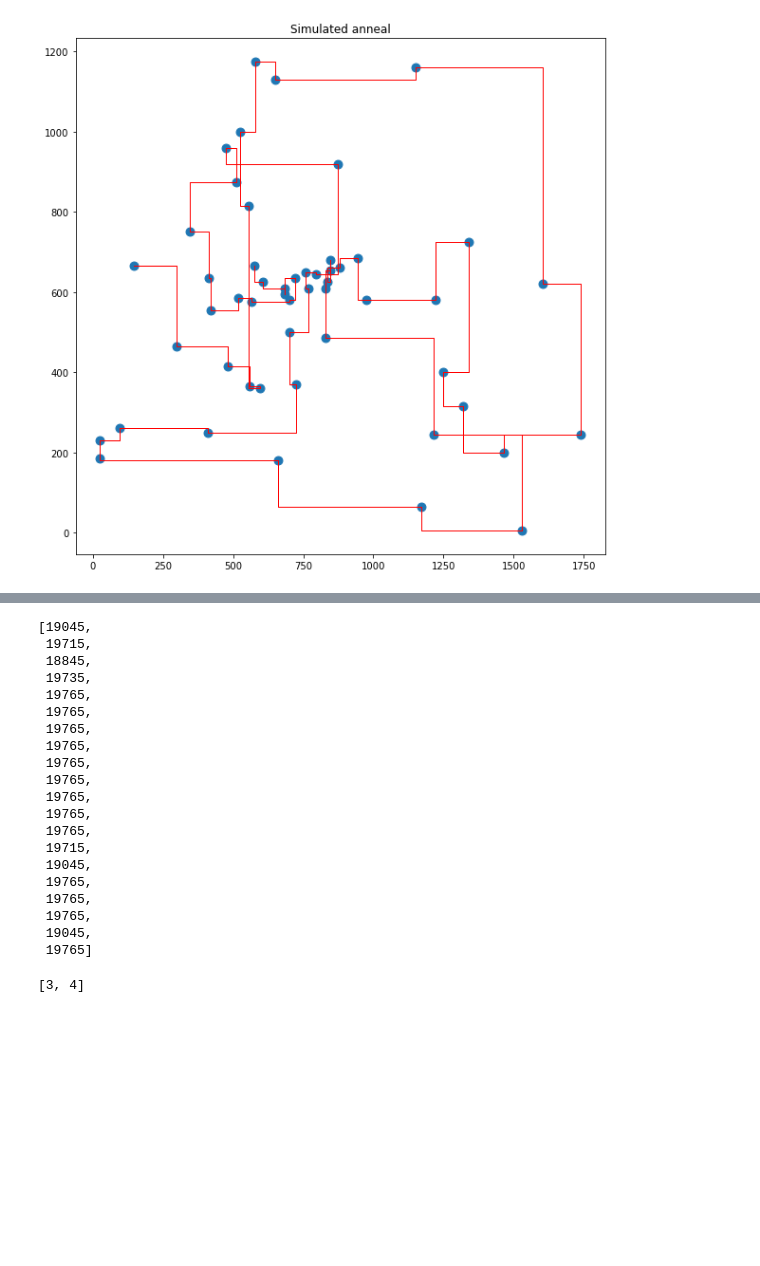
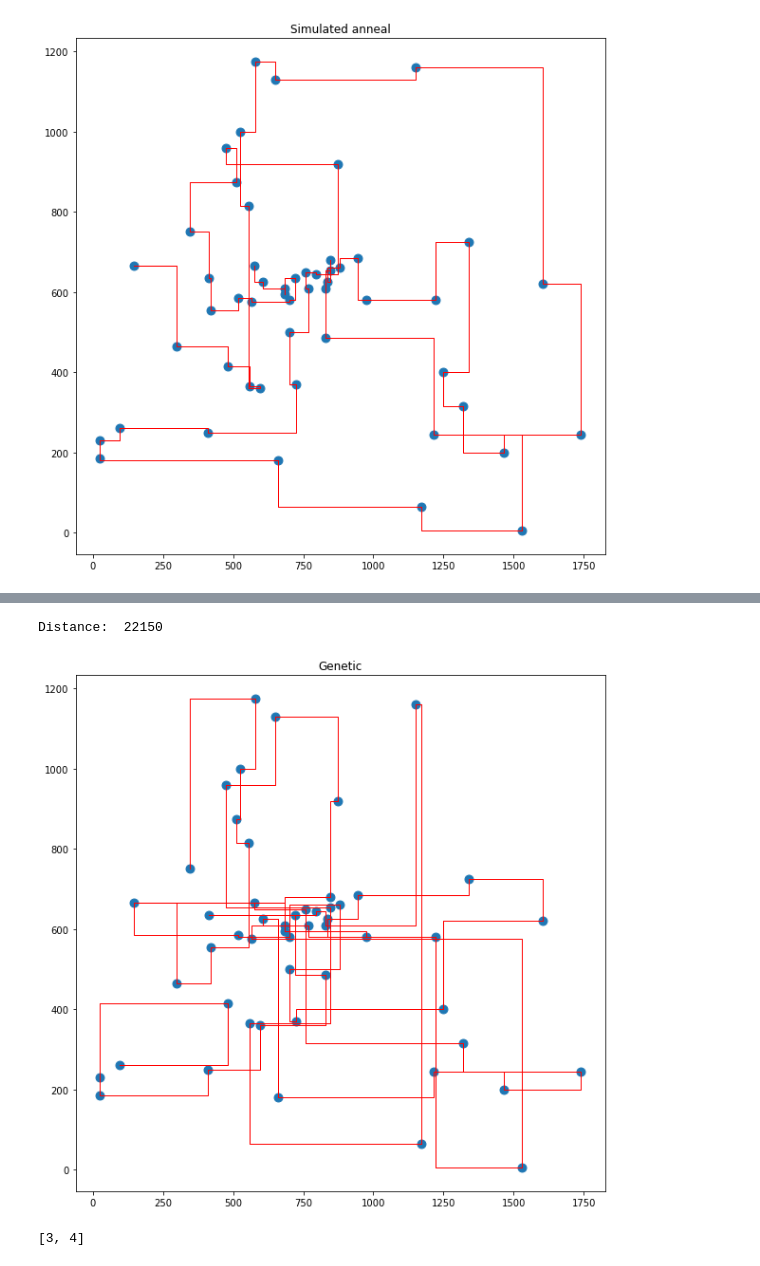
Before and after one commit to vkpankov/BioInfML, a Jupyter notebook: hw10.ipynb, the cells around one changed output, grey strips where cells are left out. Saved outputs shown, nothing was run; the diff lists cells and outputs as text; code cells hidden in the pictures; blank space fills up the shorter version.

```diff
--- a/hw10.ipynb
+++ b/hw10.ipynb
@@ -142,7 +142,7 @@ def Crossover(inds1, inds2):
 
     return child
 # %%
-def GeneticOpt(population_size = 100, iter_count = 10000, mutation_p = 0.3):
+def GeneticOpt(population_size = 20, iter_count = 1000, mutation_p = 0.1):
 
     population = []
     for i in range(0, population_size):
@@ -150,6 +150,8 @@ def GeneticOpt(population_size = 100, iter_count = 10000, mutation_p = 0.3):
 
 
     for i in range(0, iter_count):
+        if(i%100==0):
+            print(i)
         dists = np.array([1/dist(data.loc[x]) for x in population])
         p = dists/sum(dists)
         parent1, parent2 = (random.choices(population, p, k = 2))
@@ -169,7 +171,7 @@ def GeneticOpt(population_size = 100, iter_count = 10000, mutation_p = 0.3):
         population.pop(np.argmin(dists))
 
 
-    return [dist(data.loc[x]) for x in population]
+    return population[np.argmin(dists)]
 
 
 
@@ -178,26 +191,10 @@ go_inds = GeneticOpt()
-# %%
-go_inds
-# %% [output]
-[19045,
- 19715,
- 18845,
- 19735,
- 19765,
- 19765,
- 19765,
- 19765,
- 19765,
- 19765,
- 19765,
- 19765,
- 19765,
- 19715,
- 19045,
- 19765,
- 19765,
- 19765,
- 19045,
- 19765]
+# %%
+go_inds
+print("Distance: ", dist(data.loc[go_inds]))
+plotData(data.loc[go_inds], "Genetic")
+# %% [output]
+Distance:  22150
+[figure, added]
 # %%
 # %% [output]
 [3, 4]
```
Also changed, not shown: parts of 1 cell of this notebook.
